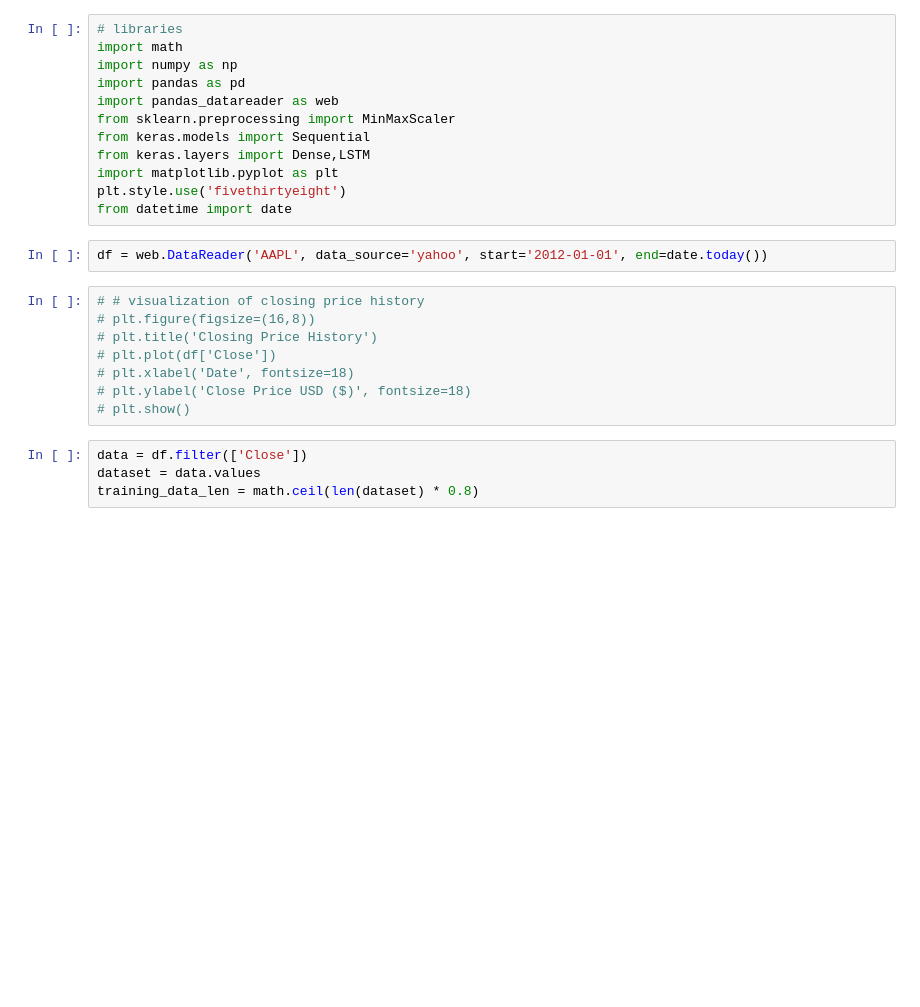
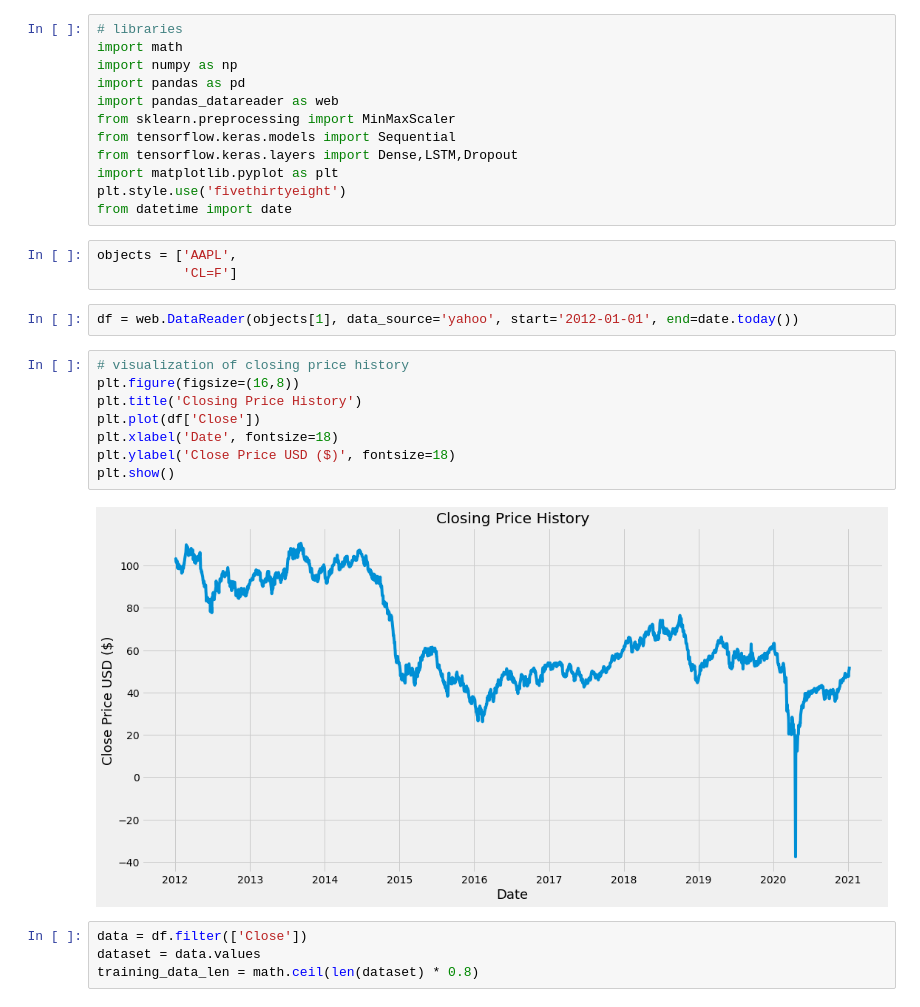
Before and after one commit to d6mao2019/stock-price-prediction, a Jupyter notebook: main.ipynb, the cells around one changed output. Saved outputs shown, nothing was run; the diff lists cells and outputs as text; blank space fills up the shorter version.

```diff
--- a/main.ipynb
+++ b/main.ipynb
@@ -5,21 +5,26 @@ import numpy as np
 import pandas as pd
 import pandas_datareader as web
 from sklearn.preprocessing import MinMaxScaler
-from keras.models import Sequential
-from keras.layers import Dense,LSTM
+from tensorflow.keras.models import Sequential
+from tensorflow.keras.layers import Dense,LSTM,Dropout
 import matplotlib.pyplot as plt
 plt.style.use('fivethirtyeight')
 from datetime import date
+# %%
+objects = ['AAPL',
+           'CL=F']
 # %%
-df = web.DataReader('AAPL', data_source='yahoo', start='2012-01-01', end=date.today())
+df = web.DataReader(objects[1], data_source='yahoo', start='2012-01-01', end=date.today())
 # %%
-# # visualization of closing price history
-# plt.figure(figsize=(16,8))
-# plt.title('Closing Price History')
-# plt.plot(df['Close'])
-# plt.xlabel('Date', fontsize=18)
-# plt.ylabel('Close Price USD ($)', fontsize=18)
-# plt.show()
+# visualization of closing price history
+plt.figure(figsize=(16,8))
+plt.title('Closing Price History')
+plt.plot(df['Close'])
+plt.xlabel('Date', fontsize=18)
+plt.ylabel('Close Price USD ($)', fontsize=18)
+plt.show()
+# %% [output]
+[figure, added]
 # %%
 data = df.filter(['Close'])
 dataset = data.values
```
Also changed, not shown: parts of 6 cells of this notebook.
